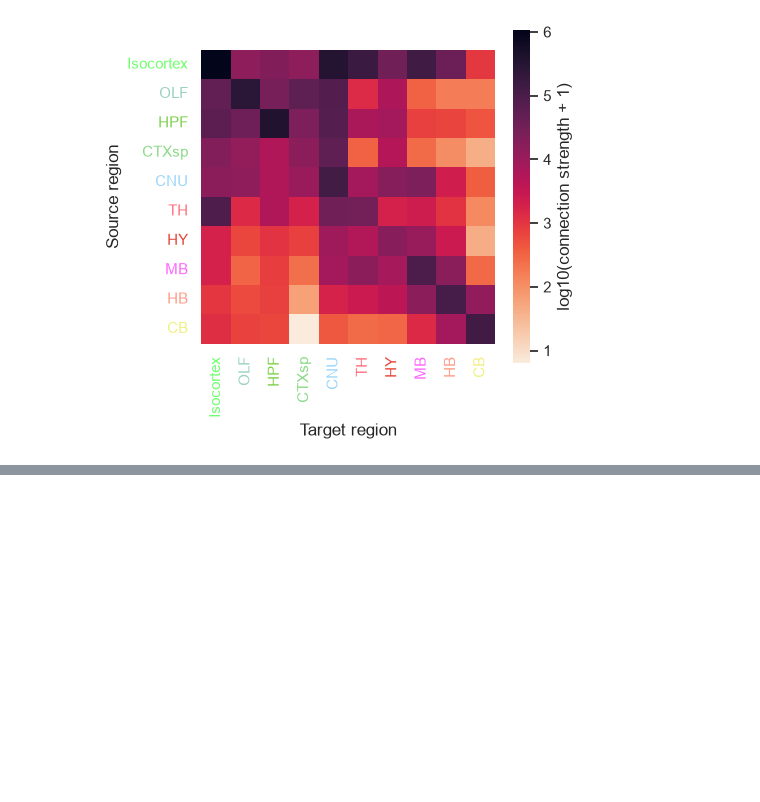
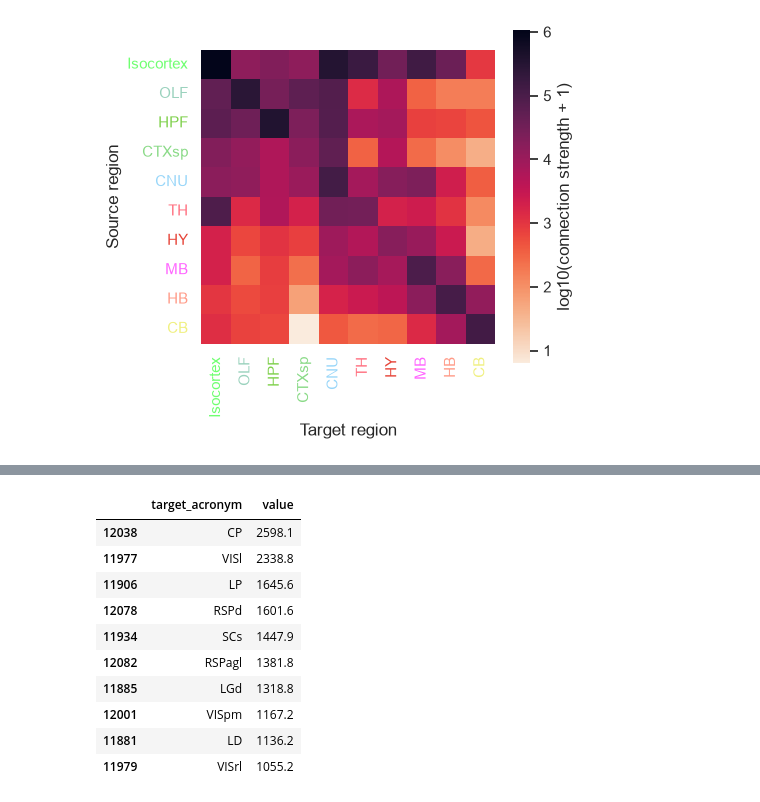
Before and after one commit to int-brain-lab/iblatlas, a Jupyter notebook: docs/how-to/load-mesoscale-connectivity.ipynb, the cells around one changed output, grey strips where cells are left out. Saved outputs shown, nothing was run; the diff lists cells and outputs as text; code cells hidden in the pictures; blank space fills up the shorter version.

```diff
--- a/docs/how-to/load-mesoscale-connectivity.ipynb
+++ b/docs/how-to/load-mesoscale-connectivity.ipynb
@@ -107,0 +112,18 @@ fig.tight_layout()
+# %%
+strength = connectivity[(connectivity['metric'] == 'connection_strength')
+                        & (connectivity['hemisphere'] == 'ipsi')]
+
+outputs = strength[(strength['source_acronym'] == 'VISp') & (strength['target_acronym'] != 'VISp')]
+outputs.nlargest(10, 'value')[['target_acronym', 'value']].round(1)
+# %% [output]
+|  | target_acronym | value |
+| 12038 | CP | 2598.1 |
+| 11977 | VISl | 2338.8 |
+| 11906 | LP | 1645.6 |
+| 12078 | RSPd | 1601.6 |
+| 11934 | SCs | 1447.9 |
+| 12082 | RSPagl | 1381.8 |
+| 11885 | LGd | 1318.8 |
+| 12001 | VISpm | 1167.2 |
+| 11881 | LD | 1136.2 |
+| 11979 | VISrl | 1055.2 |
```
Also changed, not shown: parts of 6 cells of this notebook, 2 other files.
